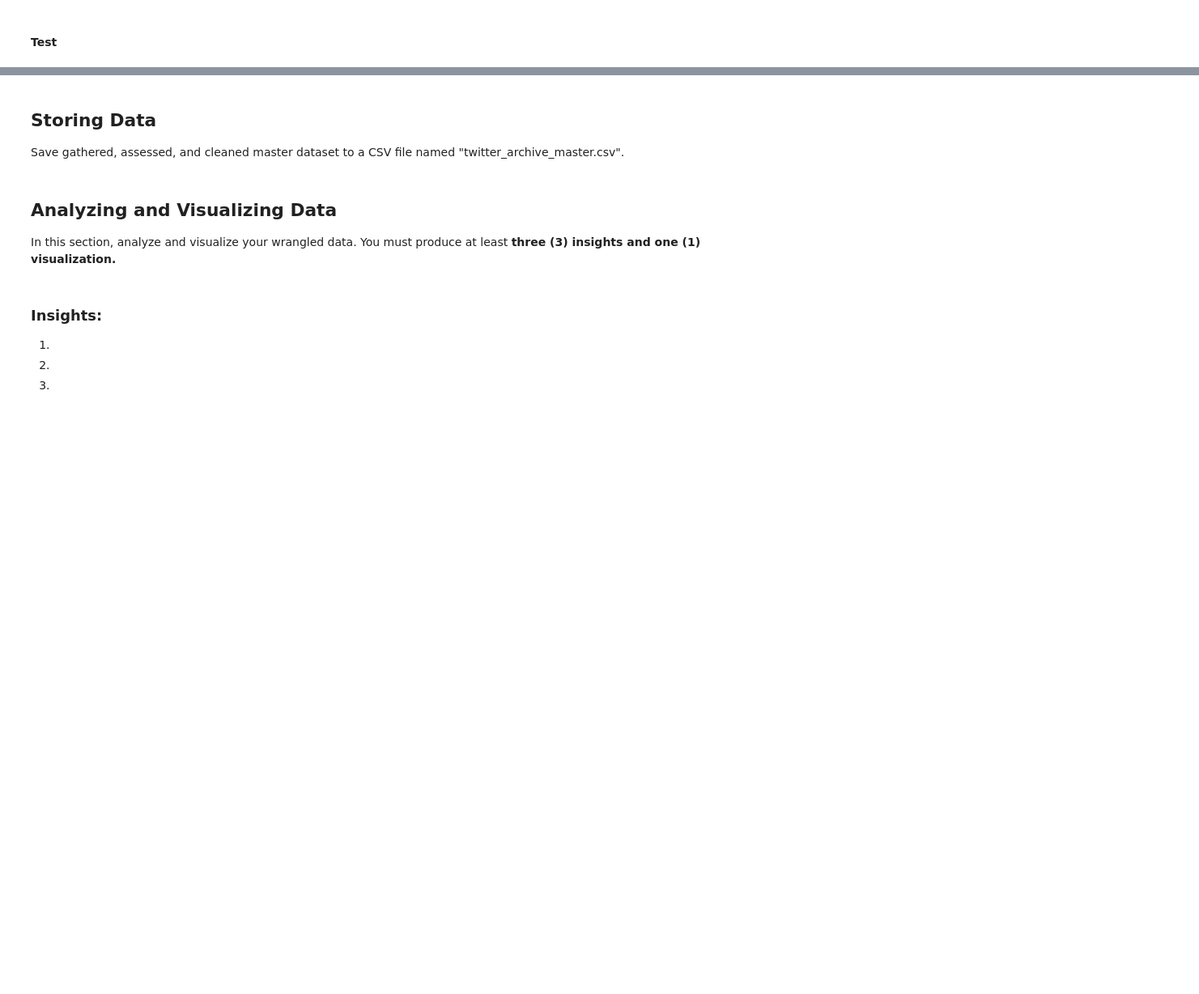
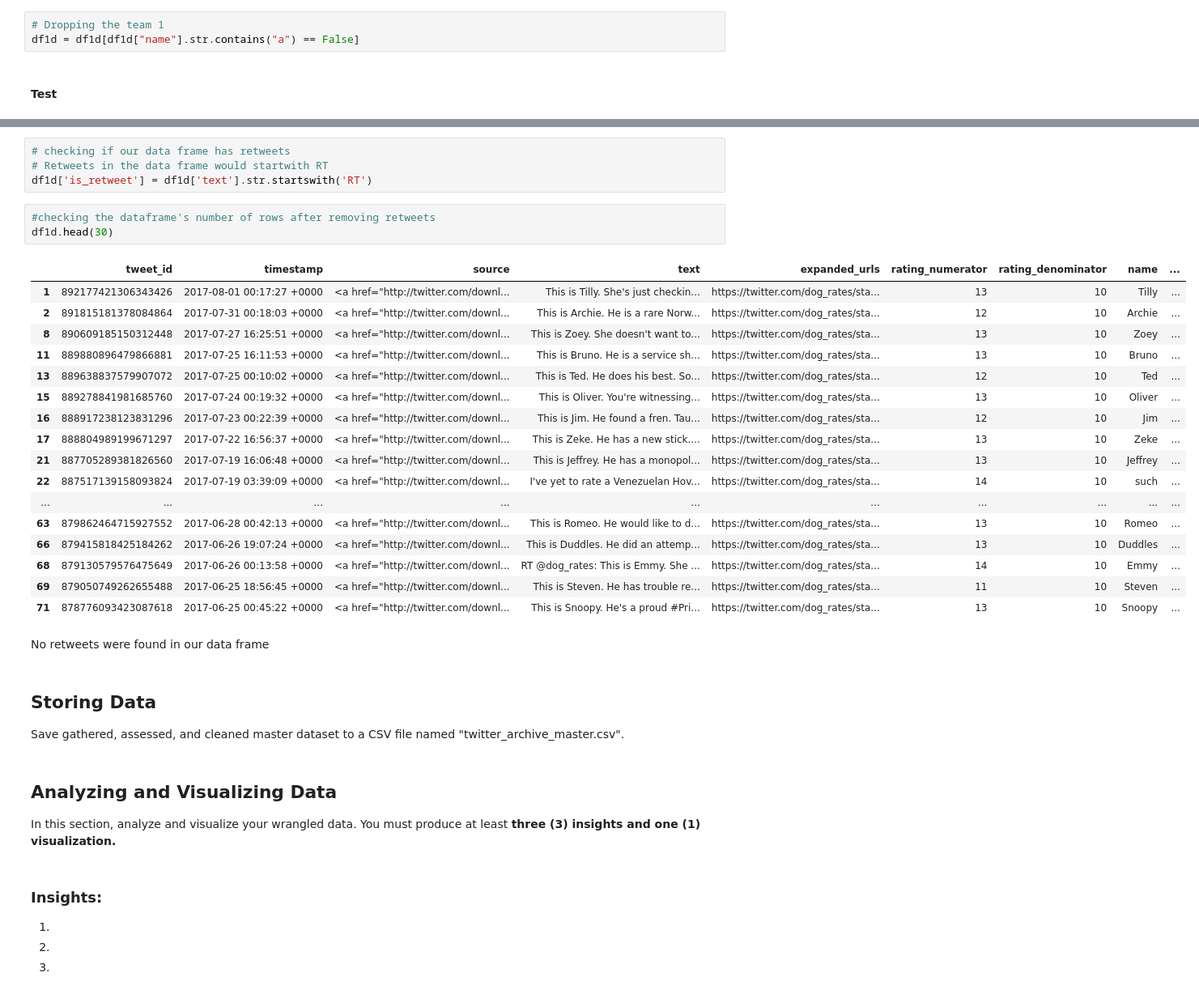
Before and after one commit to EricOdhiambo/wrangling-and-Analyzing-data, a Jupyter notebook: wrangle_act.ipynb, the cells around one changed output, grey strips where cells are left out. Shown at 81% size. Cells and saved outputs as stored; diff of their text form; blank space fills up the shorter version.

```diff
--- a/wrangle_act.ipynb
+++ b/wrangle_act.ipynb
@@ -923,5 +972,8 @@ Ace            1
 Tayzie         1
 Christoper     1
 Name: name, Length: 953, dtype: int64
+# %%
+# Dropping the team 1
+df1d = df1d[df1d["name"].str.contains("a") == False]
 # %% [markdown]
 #### Test
@@ -949,3 +1074,30 @@ df1.dropna(thresh=2)
+# %%
+# checking if our data frame has retweets
+# Retweets in the data frame would startwith RT
+df1d['is_retweet'] = df1d['text'].str.startswith('RT')
+# %%
+#checking the dataframe's number of rows after removing retweets
+df1d.head(30)
+# %% [output]
+|  | tweet_id | timestamp | source | text | expanded_urls | rating_numerator | rating_denominator | name | ... |
+| 1 | 892177421306343426 | 2017-08-01 00:17:27 +0000 | <a href="http://twitter.com/downl... | This is Tilly. She's just checkin... | https://twitter.com/dog_rates/sta... | 13 | 10 | Tilly | ... |
+| 2 | 891815181378084864 | 2017-07-31 00:18:03 +0000 | <a href="http://twitter.com/downl... | This is Archie. He is a rare Norw... | https://twitter.com/dog_rates/sta... | 12 | 10 | Archie | ... |
+| 8 | 890609185150312448 | 2017-07-27 16:25:51 +0000 | <a href="http://twitter.com/downl... | This is Zoey. She doesn't want to... | https://twitter.com/dog_rates/sta... | 13 | 10 | Zoey | ... |
+| 11 | 889880896479866881 | 2017-07-25 16:11:53 +0000 | <a href="http://twitter.com/downl... | This is Bruno. He is a service sh... | https://twitter.com/dog_rates/sta... | 13 | 10 | Bruno | ... |
+| 13 | 889638837579907072 | 2017-07-25 00:10:02 +0000 | <a href="http://twitter.com/downl... | This is Ted. He does his best. So... | https://twitter.com/dog_rates/sta... | 12 | 10 | Ted | ... |
+| 15 | 889278841981685760 | 2017-07-24 00:19:32 +0000 | <a href="http://twitter.com/downl... | This is Oliver. You're witnessing... | https://twitter.com/dog_rates/sta... | 13 | 10 | Oliver | ... |
+| 16 | 888917238123831296 | 2017-07-23 00:22:39 +0000 | <a href="http://twitter.com/downl... | This is Jim. He found a fren. Tau... | https://twitter.com/dog_rates/sta... | 12 | 10 | Jim | ... |
+| 17 | 888804989199671297 | 2017-07-22 16:56:37 +0000 | <a href="http://twitter.com/downl... | This is Zeke. He has a new stick.... | https://twitter.com/dog_rates/sta... | 13 | 10 | Zeke | ... |
+| 21 | 887705289381826560 | 2017-07-19 16:06:48 +0000 | <a href="http://twitter.com/downl... | This is Jeffrey. He has a monopol... | https://twitter.com/dog_rates/sta... | 13 | 10 | Jeffrey | ... |
+| 22 | 887517139158093824 | 2017-07-19 03:39:09 +0000 | <a href="http://twitter.com/downl... | I've yet to rate a Venezuelan Hov... | https://twitter.com/dog_rates/sta... | 14 | 10 | such | ... |
+| ... | ... | ... | ... | ... | ... | ... | ... | ... | ... |
+| 63 | 879862464715927552 | 2017-06-28 00:42:13 +0000 | <a href="http://twitter.com/downl... | This is Romeo. He would like to d... | https://twitter.com/dog_rates/sta... | 13 | 10 | Romeo | ... |
+| 66 | 879415818425184262 | 2017-06-26 19:07:24 +0000 | <a href="http://twitter.com/downl... | This is Duddles. He did an attemp... | https://twitter.com/dog_rates/sta... | 13 | 10 | Duddles | ... |
+| 68 | 879130579576475649 | 2017-06-26 00:13:58 +0000 | <a href="http://twitter.com/downl... | RT @dog_rates: This is Emmy. She ... | https://twitter.com/dog_rates/sta... | 14 | 10 | Emmy | ... |
+| 69 | 879050749262655488 | 2017-06-25 18:56:45 +0000 | <a href="http://twitter.com/downl... | This is Steven. He has trouble re... | https://twitter.com/dog_rates/sta... | 11 | 10 | Steven | ... |
+| 71 | 878776093423087618 | 2017-06-25 00:45:22 +0000 | <a href="http://twitter.com/downl... | This is Snoopy. He's a proud #Pri... | https://twitter.com/dog_rates/sta... | 13 | 10 | Snoopy | ... |
+# %% [markdown]
+No retweets were found in our data frame
 # %% [markdown]
 ## Storing Data
 Save gathered, assessed, and cleaned master dataset to a CSV file named "twitter_archive_master.csv".
```
Also changed, not shown: parts of 28 cells of this notebook.
